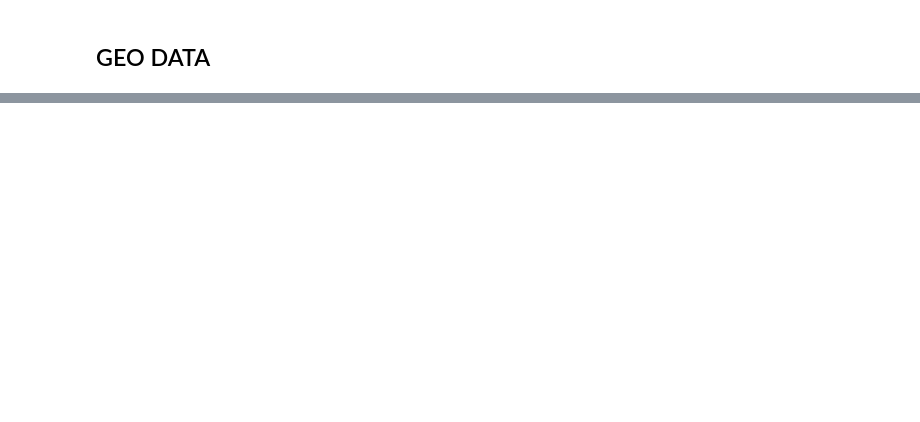
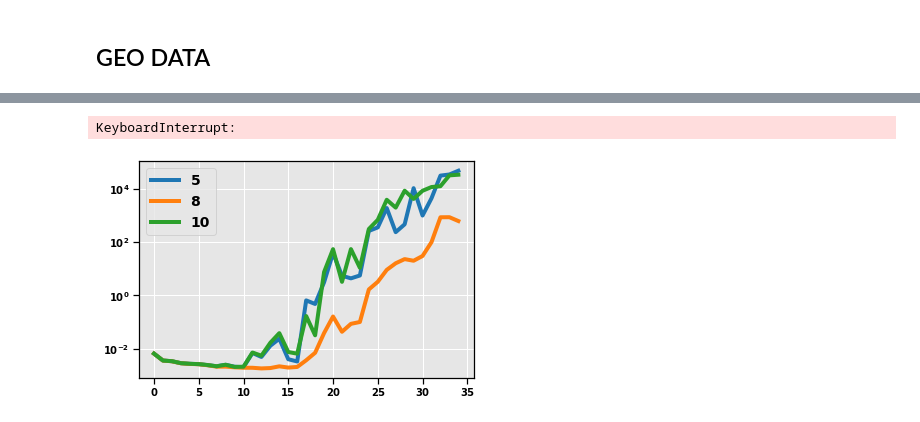
Before and after one commit to fonstelien/FYS-STK4155, a Jupyter notebook: project1/take2.ipynb, the cells around one changed output, grey strips where cells are left out. Saved outputs shown, nothing was run; the diff lists cells and outputs as text; code cells hidden in the pictures; blank space fills up the shorter version.

```diff
--- a/project1/take2.ipynb
+++ b/project1/take2.ipynb
@@ -617,0 +636,33 @@ plt.show()
+# %%
+
+file_name = './data/n00_e015_1arc_v3.tif'
+
+NUM_SAMPLES = 12500
+MAX_POLY_ORDER = 50
+
+x, y, z, xyz_norm = image_sampler(file_name, NUM_SAMPLES)
+X = make_design_matrix(x, y, pn=MAX_POLY_ORDER)
+
+polynomial_orders = list(range(MAX_POLY_ORDER+1))
+# %% [output]
+KeyboardInterrupt:
+# %%
+'''Running OLS with CV'''
+ols_varying_k_results = list()
+sn = 1000
+X_down = X[:sn]
+z_down = z[:sn]
+pols = list(range(35))
+for k in [5,8,10]:
+    ols_k_df = run_ols_kfold(X_down, z_down, k=k, polynomial_orders=pols)
+    ols_varying_k_results.append(ols_k_df)
+
+plt.figure()
+plt.subplot(111)
+for df in ols_varying_k_results:
+    plt.plot(pols, df['test_mse'])
+plt.yscale('log')
+plt.legend([5,8,10])
+plt.show()
+# %% [output]
+[figure, added]
```
Also changed, not shown: parts of 28 cells of this notebook, 2 other files.
